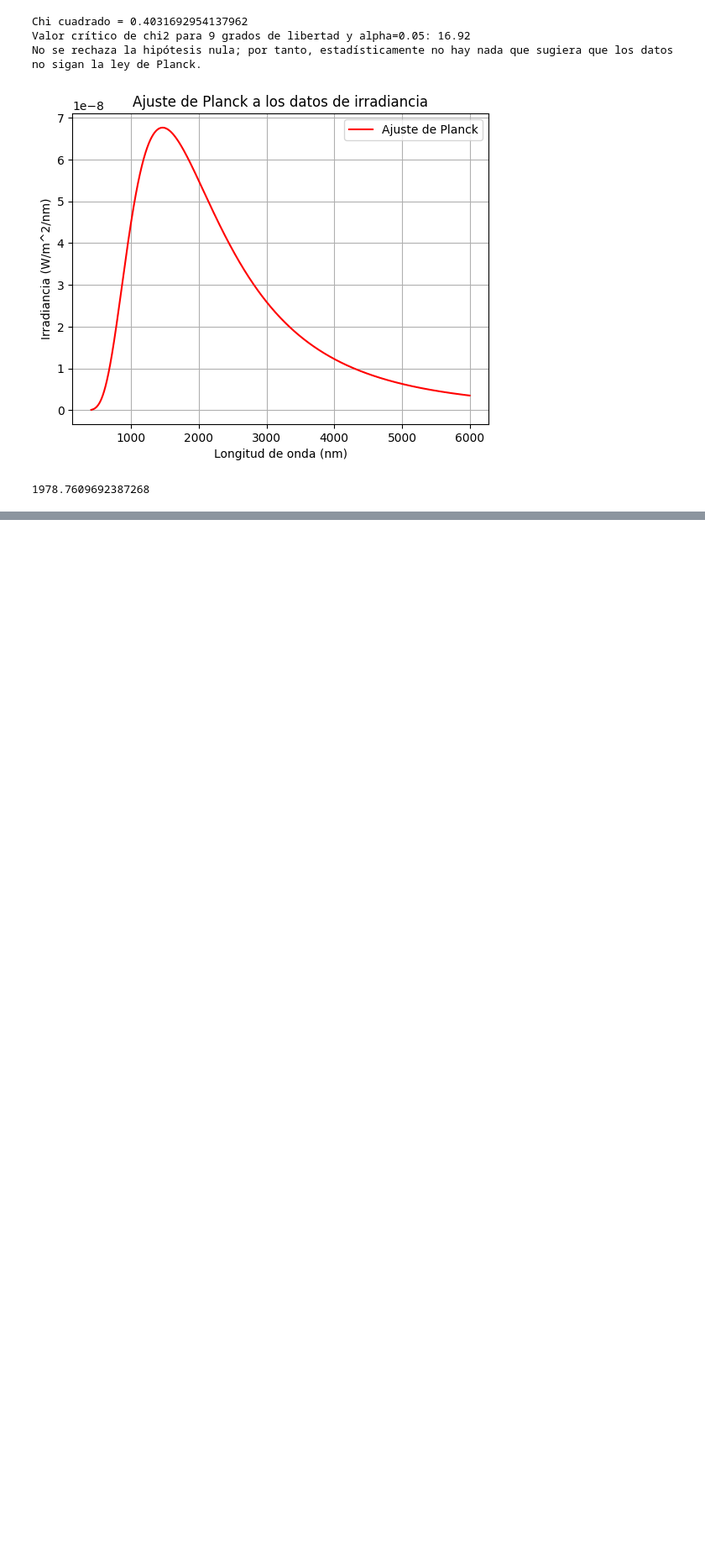
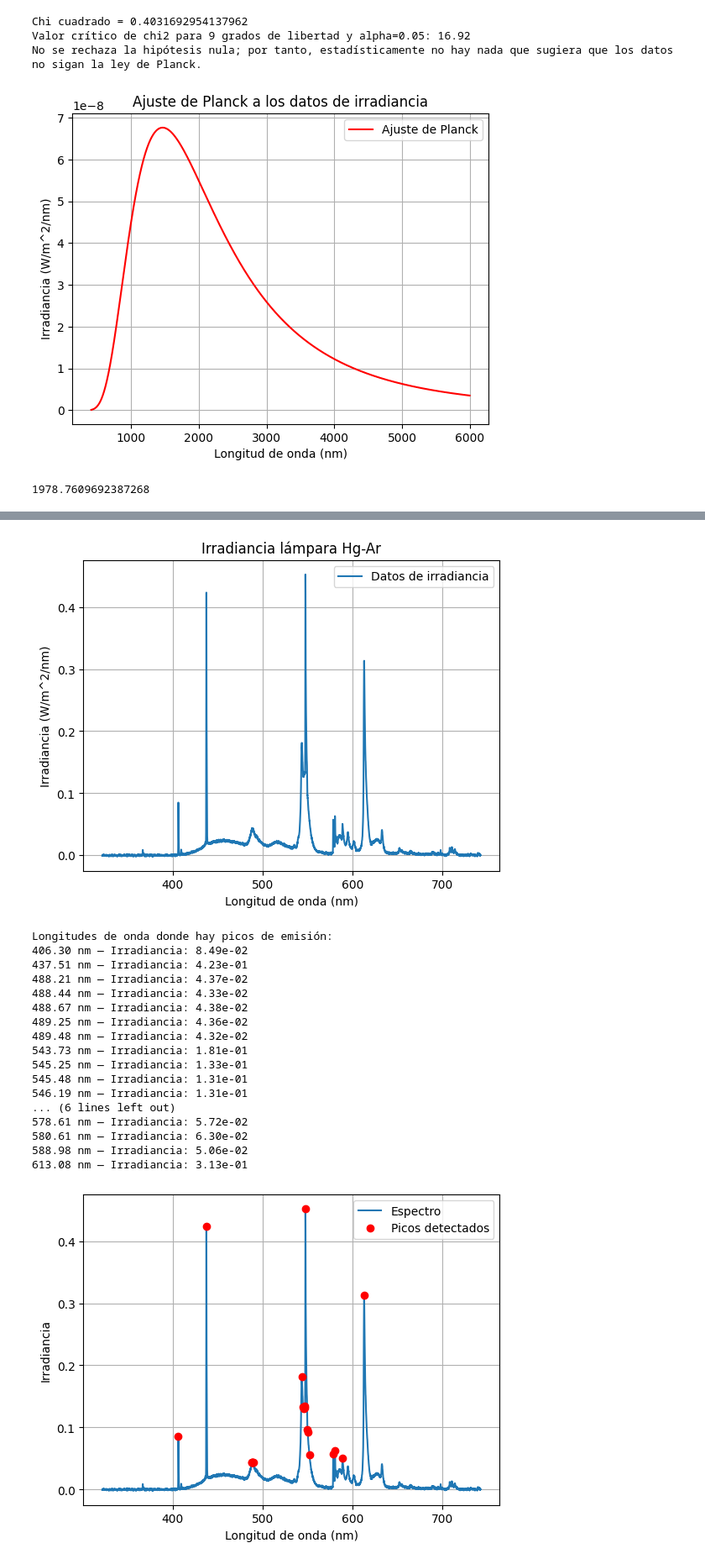
Before and after one commit to JosetoCa/Experimental-IV, a Jupyter notebook: Planck/Untitled-1.ipynb, the cells around one changed output, grey strips where cells are left out. Shown at 84% size. Cells and saved outputs as stored; diff of their text form; code cells hidden in the pictures; blank space fills up the shorter version.

```diff
--- a/Planck/Untitled-1.ipynb
+++ b/Planck/Untitled-1.ipynb
@@ -140,0 +194,53 @@ print(temperatura)
+# %%
+from scipy.signal import find_peaks
+df_fluor = pd.read_csv("lampara_fluorescente.csv", skiprows=33, header=None, sep=';' , names=['wavelength', 'espectral_radiance'])
+radiancia_fluor = df_fluor.iloc[:-1,1].values
+
+
+plt.plot(longitud_onda, radiancia_fluor, label='Datos de irradiancia')
+plt.xlabel('Longitud de onda (nm)')
+plt.ylabel('Irradiancia (W/m^2/nm)')
+plt.title('Irradiancia lámpara Hg-Ar')
+plt.legend()
+plt.grid()
+plt.show()
+
+
+indices_picos, _ = find_peaks(radiancia_fluor, height=0.043)
+
+longitudes_pico = longitud_onda[indices_picos]
+irradiancia_pico = radiancia_fluor[indices_picos]
+
+# Paso 3: mostrar resultados
+print("Longitudes de onda donde hay picos de emisión:")
+for wl, ir in zip(longitudes_pico, irradiancia_pico):
+    print(f"{wl:.2f} nm — Irradiancia: {ir:.2e}")
+
+# Gráfica
+plt.plot(longitud_onda, radiancia_fluor, label="Espectro")
+plt.plot(longitudes_pico, irradiancia_pico, 'ro', label="Picos detectados")
+plt.xlabel("Longitud de onda (nm)")
+plt.ylabel("Irradiancia")
+plt.legend()
+plt.grid(True)
+plt.show()
+# %% [output]
+[figure, added]
+Longitudes de onda donde hay picos de emisión:
+406.30 nm — Irradiancia: 8.49e-02
+437.51 nm — Irradiancia: 4.23e-01
+488.21 nm — Irradiancia: 4.37e-02
+488.44 nm — Irradiancia: 4.33e-02
+488.67 nm — Irradiancia: 4.38e-02
+489.25 nm — Irradiancia: 4.36e-02
+489.48 nm — Irradiancia: 4.32e-02
+543.73 nm — Irradiancia: 1.81e-01
+545.25 nm — Irradiancia: 1.33e-01
+545.48 nm — Irradiancia: 1.31e-01
+546.19 nm — Irradiancia: 1.31e-01
+... (6 lines left out)
+578.61 nm — Irradiancia: 5.72e-02
+580.61 nm — Irradiancia: 6.30e-02
+588.98 nm — Irradiancia: 5.06e-02
+613.08 nm — Irradiancia: 3.13e-01
+[figure, added]
```
Also changed, not shown: parts of 1 cell of this notebook.
